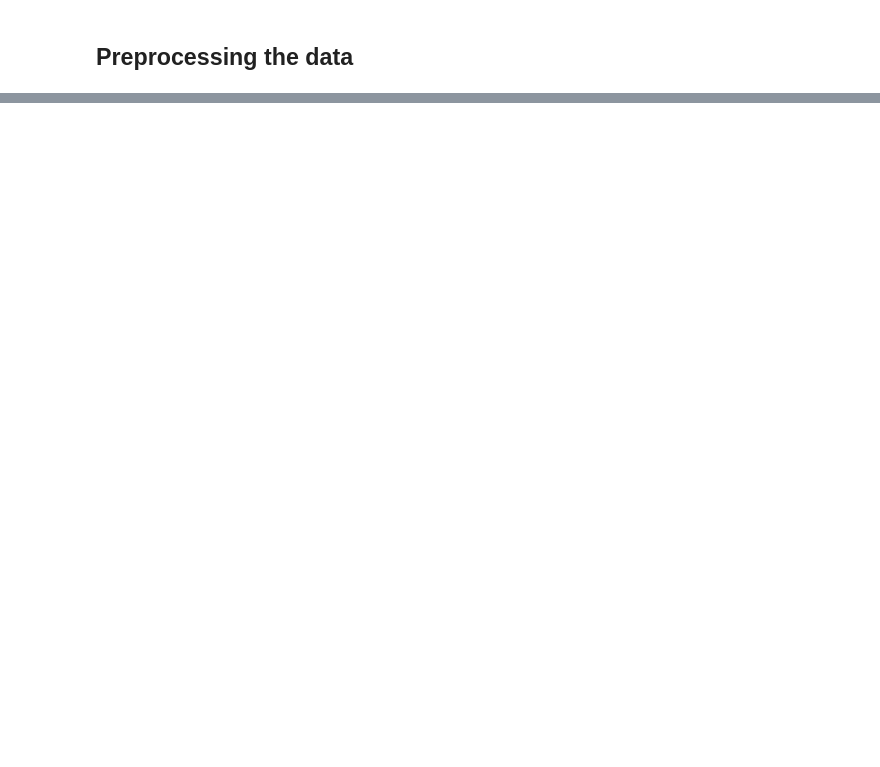
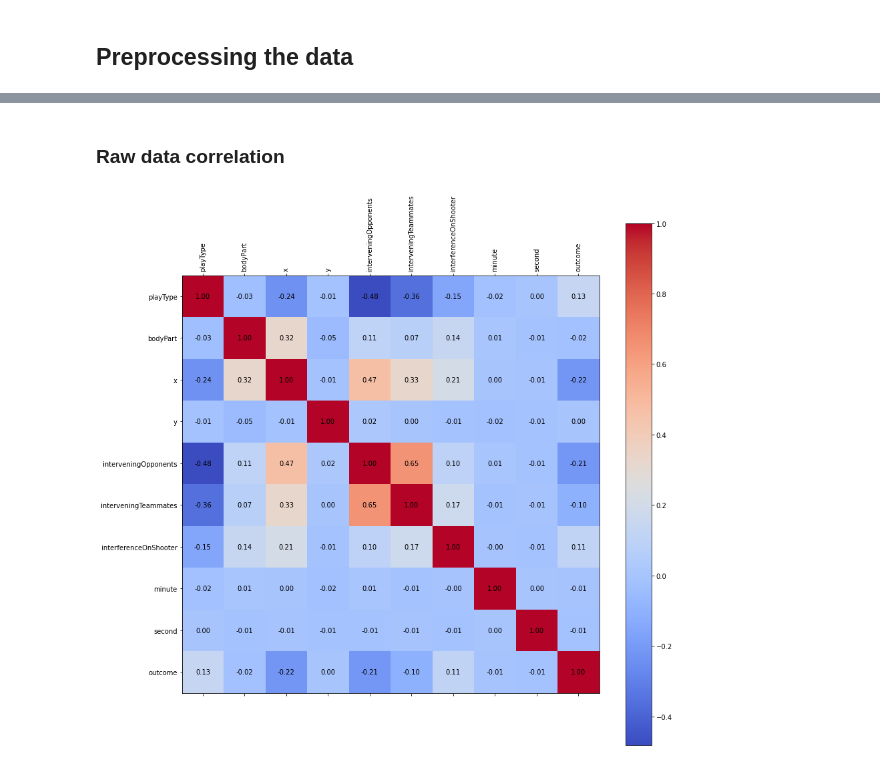
Before and after one commit to avamirm/Multivariate-Regression-Cross-Validation, a Jupyter notebook: Task 1/footballAnalysis.ipynb, the cells around one changed output, grey strips where cells are left out. Cells and saved outputs as stored; diff of their text form; code cells hidden in the pictures; blank space fills up the shorter version.

```diff
--- a/Task 1/footballAnalysis.ipynb
+++ b/Task 1/footballAnalysis.ipynb
@@ -401,0 +136,3 @@ Name: outcome, dtype: float64
+# %%
+football_df = raw_data.dropna()
+football_df.info()
@@ -401,0 +161,2 @@ Name: outcome, dtype: float64
+# %%
+football_df = football_df.drop(columns=['matchId'])
@@ -401,0 +165,11 @@ Name: outcome, dtype: float64
+# %%
+playType_mapping = {'olimpico': 0, 'free kick': 1, 'open play': 2, 'penalty': 3}
+bodyPart_mapping = {'other': 0, 'head': 1, 'left foot': 2, 'right foot': 3}
+interferenceOnShooter_mapping = {'low': 2, 'medium': 1, 'high': 0}
+
+football_df['playType'] = football_df['playType'].map(playType_mapping)
+football_df['bodyPart'] = football_df['bodyPart'].map(bodyPart_mapping)
+football_df['interferenceOnShooter'] = football_df['interferenceOnShooter'].map(interferenceOnShooter_mapping)
+football_df['outcome'] = football_df['outcome'].apply(lambda x: 1 if x == 'goal' else 0)
+
+football_df
@@ -401,0 +190,16 @@ Name: outcome, dtype: float64
+# %% [markdown]
+### Raw data correlation
+# %%
+corr = football_df.drop(columns=['playerId']).corr()
+
+plt.figure(figsize=(14, 14))
+plt.matshow(corr, cmap='coolwarm', fignum=1)
+plt.colorbar()
+plt.xticks(range(len(corr.columns)), corr.columns, rotation='vertical')
+plt.yticks(range(len(corr.columns)), corr.columns)
+for (i, j), val in np.ndenumerate(corr):
+    plt.text(j, i, f'{val:.2f}', ha='center', va='center', color='black')
+
+plt.show()
+# %% [output]
+[figure, added]
```
Also changed, not shown: parts of 80 cells of this notebook.
